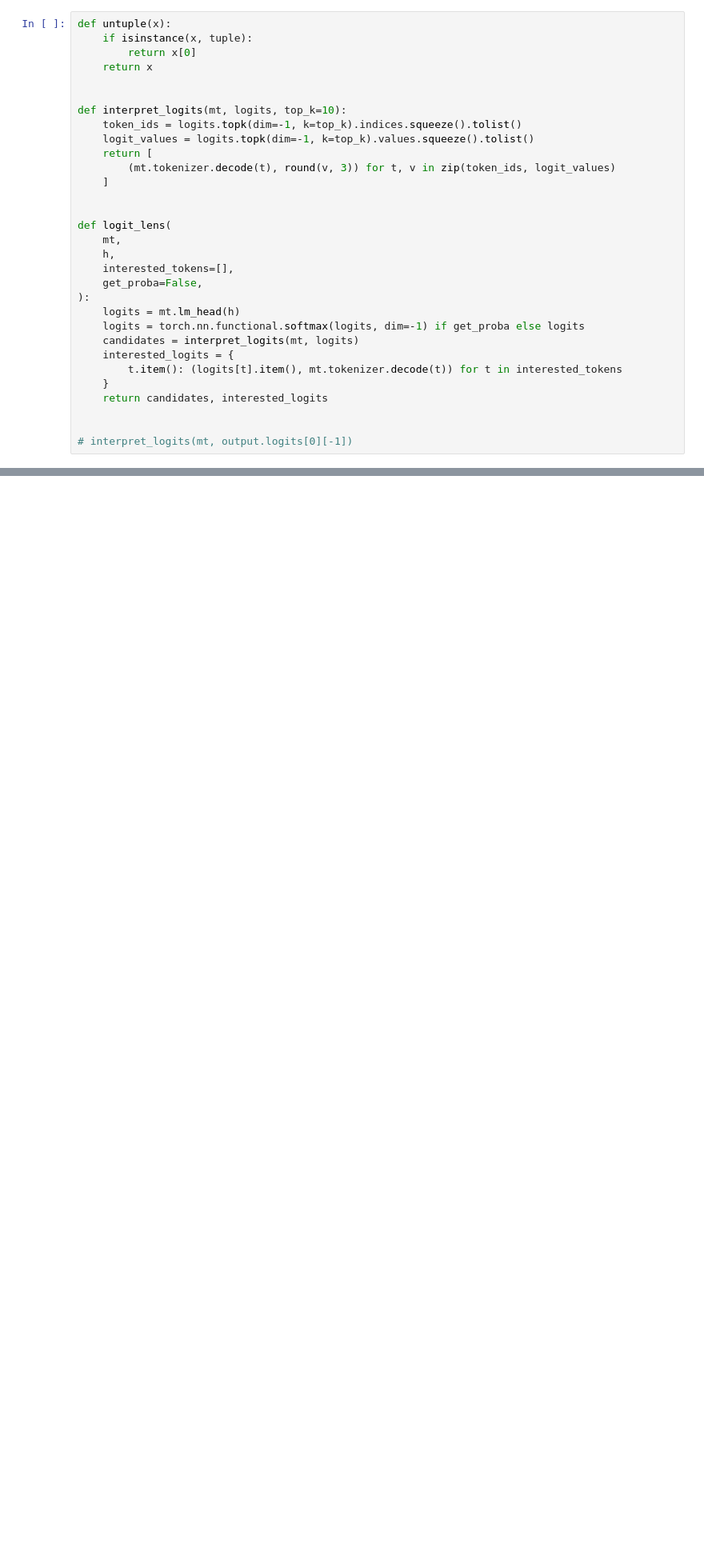
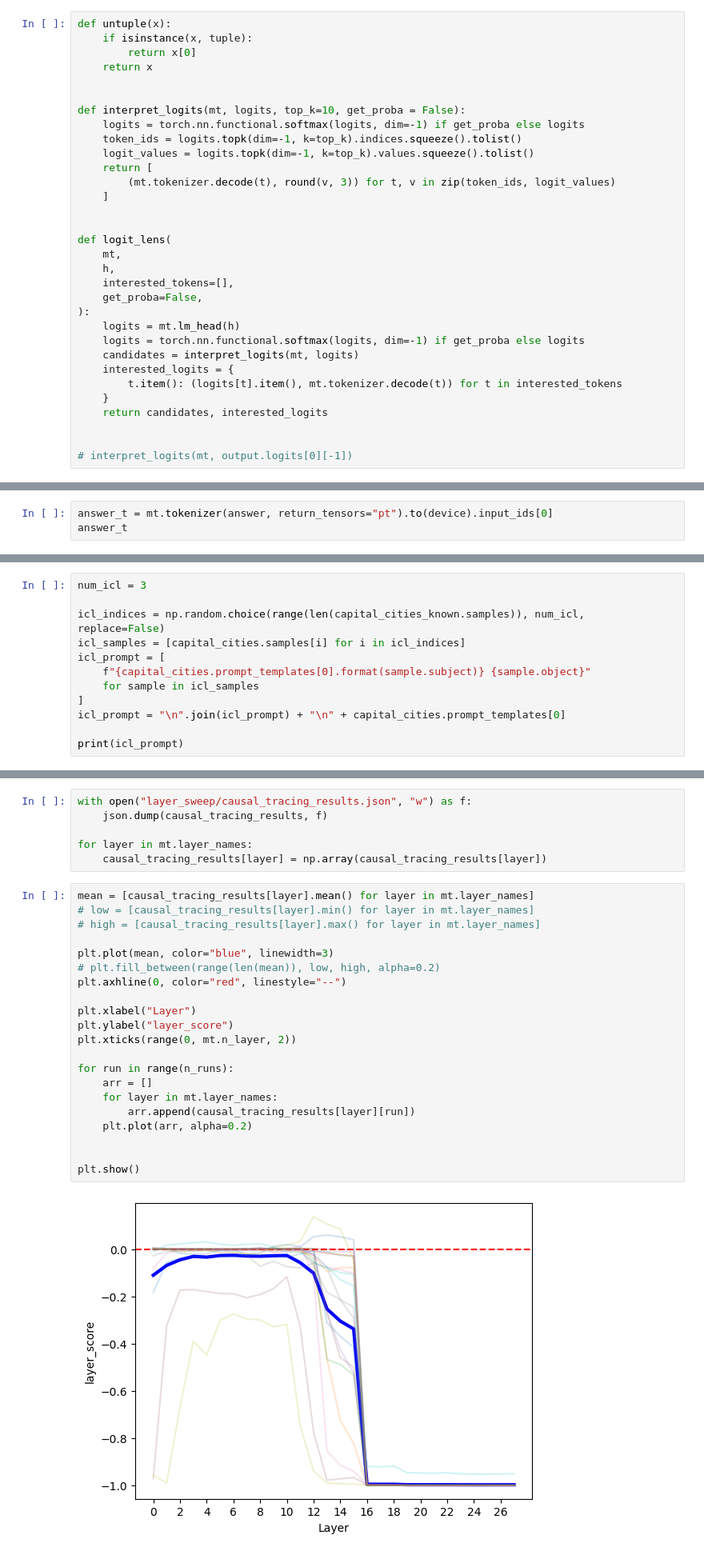
Before and after one commit to evandez/relations, a Jupyter notebook: notebooks/layer_search.ipynb, the cells around one changed output, grey strips where cells are left out. Shown at 80% size. Saved outputs shown, nothing was run; the diff lists cells and outputs as text; blank space fills up the shorter version.

Commit message:
causal tracing for layer selection

```diff
--- a/notebooks/layer_search.ipynb
+++ b/notebooks/layer_search.ipynb
@@ -38,7 +47,8 @@ def untuple(x):
     return x
 
 
-def interpret_logits(mt, logits, top_k=10):
+def interpret_logits(mt, logits, top_k=10, get_proba = False):
+    logits = torch.nn.functional.softmax(logits, dim=-1) if get_proba else logits
     token_ids = logits.topk(dim=-1, k=top_k).indices.squeeze().tolist()
     logit_values = logits.topk(dim=-1, k=top_k).values.squeeze().tolist()
     return [
@@ -278,0 +368,3 @@ plt.show()
+# %%
+answer_t = mt.tokenizer(answer, return_tensors="pt").to(device).input_ids[0]
+answer_t
@@ -278,0 +525,12 @@ plt.show()
+# %%
+num_icl = 3
+
+icl_indices = np.random.choice(range(len(capital_cities_known.samples)), num_icl, replace=False)
+icl_samples = [capital_cities.samples[i] for i in icl_indices]
+icl_prompt = [
+    f"{capital_cities.prompt_templates[0].format(sample.subject)} {sample.object}"
+    for sample in icl_samples
+]
+icl_prompt = "\n".join(icl_prompt) + "\n" + capital_cities.prompt_templates[0]
+
+print(icl_prompt)
@@ -279,3 +583,32 @@ plt.show()
+# %%
+with open("layer_sweep/causal_tracing_results.json", "w") as f:
+    json.dump(causal_tracing_results, f)
+
+for layer in mt.layer_names:
+    causal_tracing_results[layer] = np.array(causal_tracing_results[layer])
+# %%
+mean = [causal_tracing_results[layer].mean() for layer in mt.layer_names]
+# low = [causal_tracing_results[layer].min() for layer in mt.layer_names]
+# high = [causal_tracing_results[layer].max() for layer in mt.layer_names]
+
+plt.plot(mean, color="blue", linewidth=3)
+# plt.fill_between(range(len(mean)), low, high, alpha=0.2)
+plt.axhline(0, color="red", linestyle="--")
+
+plt.xlabel("Layer")
+plt.ylabel("layer_score")
+plt.xticks(range(0, mt.n_layer, 2))
+
+for run in range(n_runs):
+    arr = []
+    for layer in mt.layer_names:
+        arr.append(causal_tracing_results[layer][run])
+    plt.plot(arr, alpha=0.2)
+
+
+plt.show()
+# %% [output]
+[figure, added]
 # %% [markdown]
 ## Layer sweep on mean ICL
 # %%
```
Also changed, not shown: parts of 19 cells of this notebook, 8 other files.
